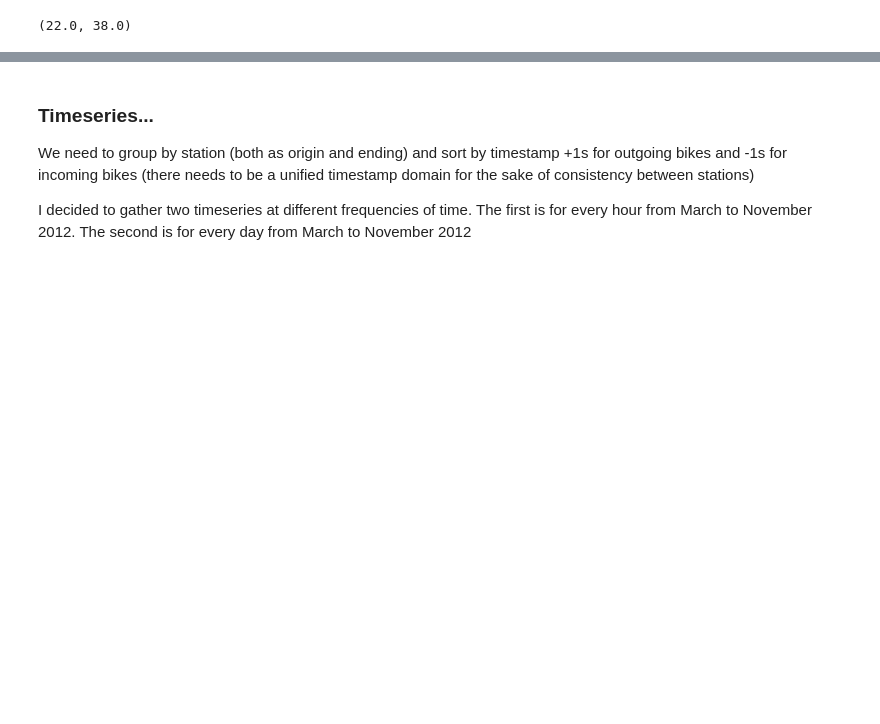
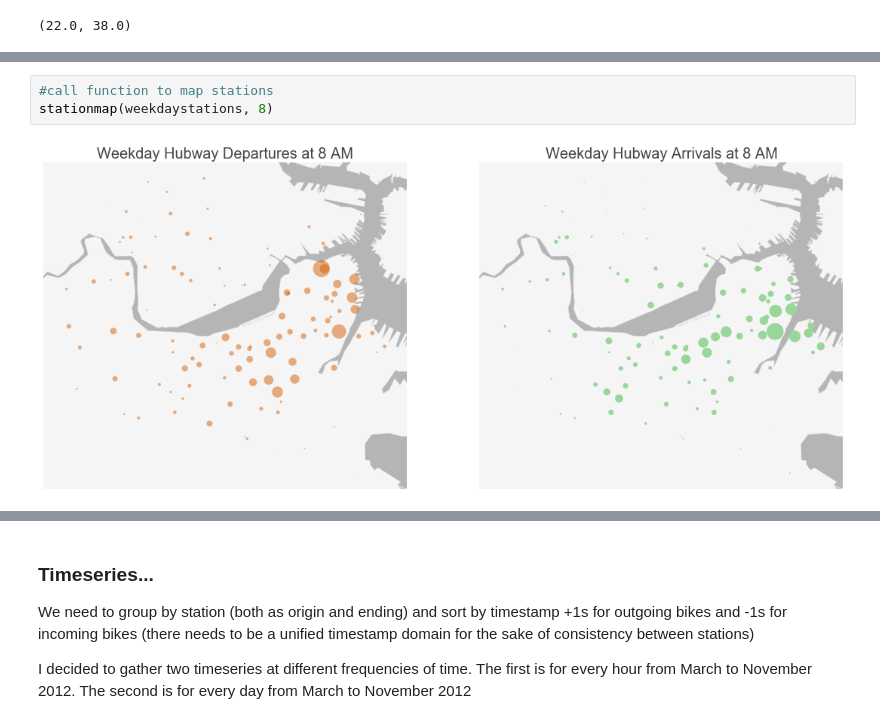
Before and after one commit to am207Hubway/final_project, a Jupyter notebook: Initial Data Exploration.ipynb, the cells around one changed output, grey strips where cells are left out. Saved outputs shown, nothing was run; the diff lists cells and outputs as text; blank space fills up the shorter version.

```diff
--- a/Initial Data Exploration.ipynb
+++ b/Initial Data Exploration.ipynb
@@ -89,0 +201,5 @@ print bb[dd[:5]].index[0]
+# %%
+#call function to map stations
+stationmap(weekdaystations, 8)
+# %% [output]
+[figure, added]
```
Also changed, not shown: parts of 15 cells of this notebook, 1 other file.
